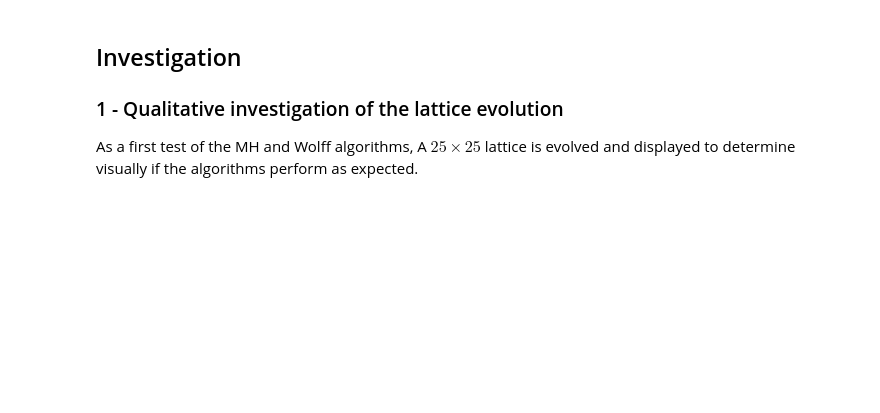
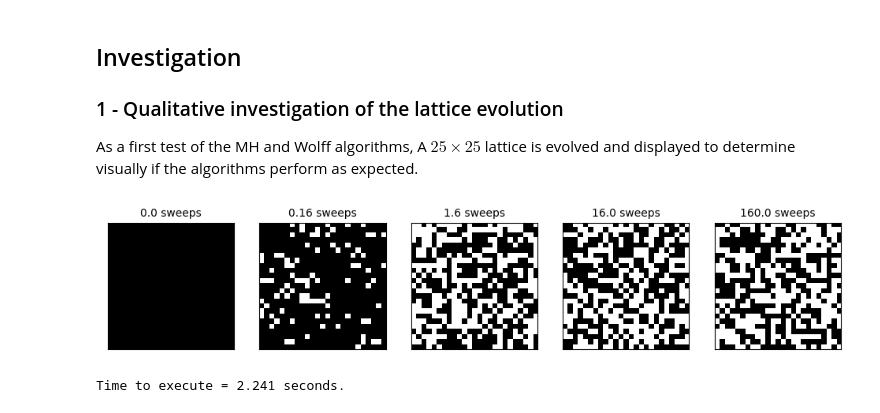
Before and after one commit to Part-II-Computational-Physics/cluster-algorithms-for-monte-carlo-jbd29, a Jupyter notebook: Report_final.ipynb, the cells around one changed output. Cells and saved outputs as stored; diff of their text form; code cells hidden in the pictures; blank space fills up the shorter version.

```diff
--- a/Report_final.ipynb
+++ b/Report_final.ipynb
@@ -344,12 +343,14 @@ As a first test of the MH and Wolff algorithms, A $25 \times 25$ lattice is evol
 # %%
 # Initialise lattice
 lattice = lat.make_lattice(25,1)
 plot_times = [0,100,1000,10000,100000]
 # Time run length:
 start_time = time.time()
 # Evolve
 MH.evolve_and_show(lattice, 2, 0,0, plot_times)
 end_time = time.time()
-fig.suptitle('Metropolis Hastings evolution, J = 0, execution time = ' + str(end_time - start_time))
-plt.tight_layout()
+print('Time to execute = ' + str(np.round(end_time-start_time,3)) + ' seconds.')
 plt.show()
+# %% [output]
+[figure, added]
+Time to execute = 2.241 seconds.
```
Also changed, not shown: parts of 13 cells of this notebook.
